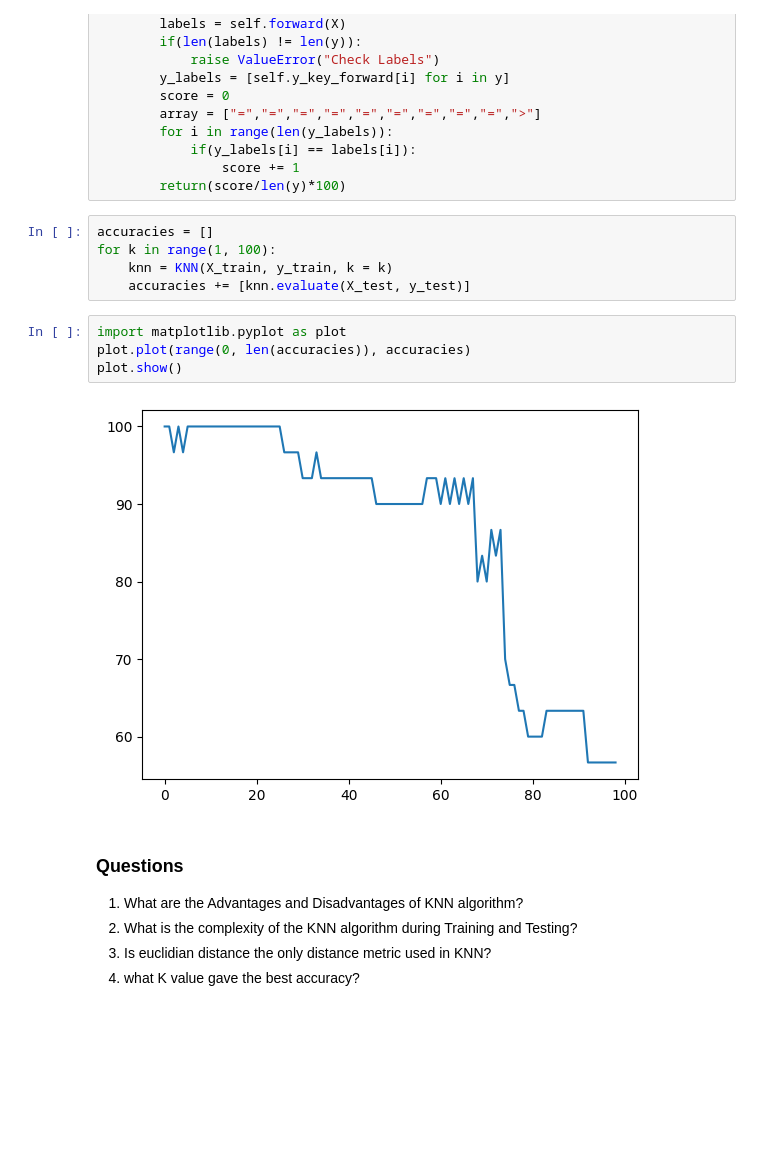
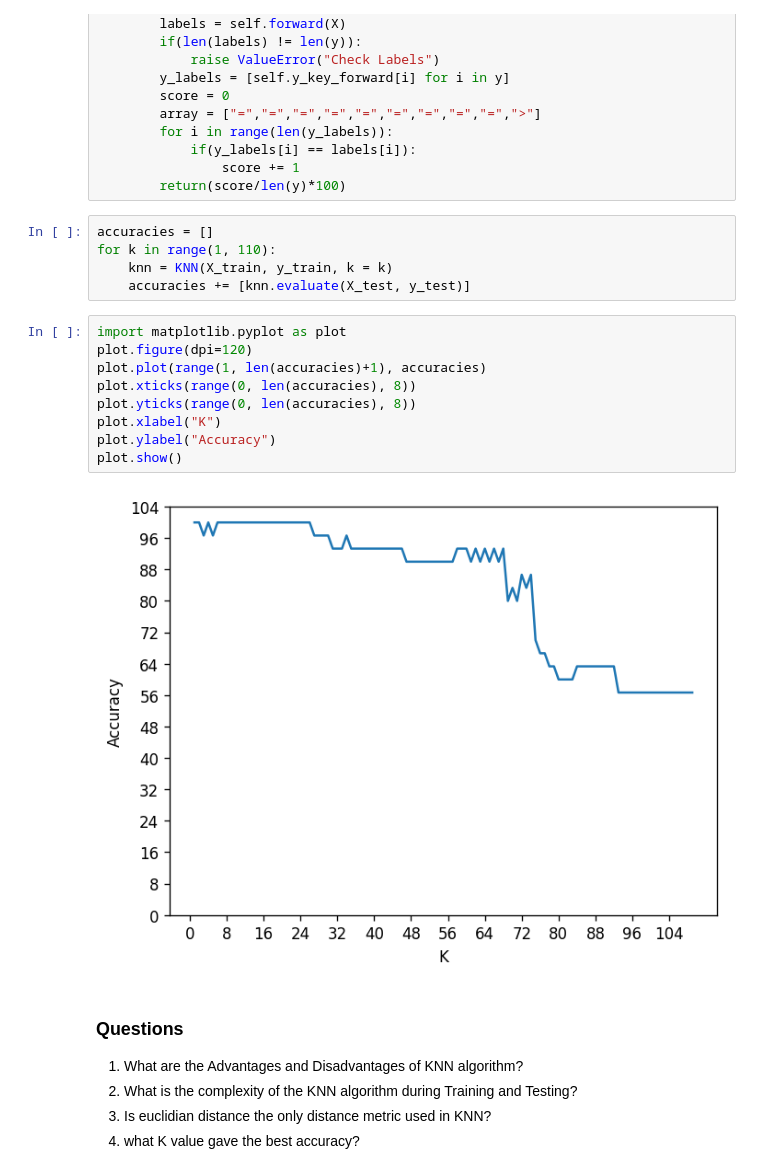
Before and after one commit to siddik11803-IIITH/PCA-Regression-Nearest-Neighbours, a Jupyter notebook: RollNumber_Q1.ipynb, the cells around one changed output. Cells and saved outputs as stored; diff of their text form; blank space fills up the shorter version.

```diff
--- a/RollNumber_Q1.ipynb
+++ b/RollNumber_Q1.ipynb
@@ -125,15 +125,20 @@ class KNN():
         return(score/len(y)*100)
 # %%
 accuracies = []
-for k in range(1, 100):
+for k in range(1, 110):
     knn = KNN(X_train, y_train, k = k)
     accuracies += [knn.evaluate(X_test, y_test)]
 # %%
 import matplotlib.pyplot as plot
-plot.plot(range(0, len(accuracies)), accuracies)
+plot.figure(dpi=120)
+plot.plot(range(1, len(accuracies)+1), accuracies)
+plot.xticks(range(0, len(accuracies), 8))
+plot.yticks(range(0, len(accuracies), 8))
+plot.xlabel("K")
+plot.ylabel("Accuracy")
 plot.show()
 # %% [output]
-[figure, old version]
+[figure, new version]
 # %% [markdown]
 ### Questions
 
```
Also changed, not shown: 4 other files.
